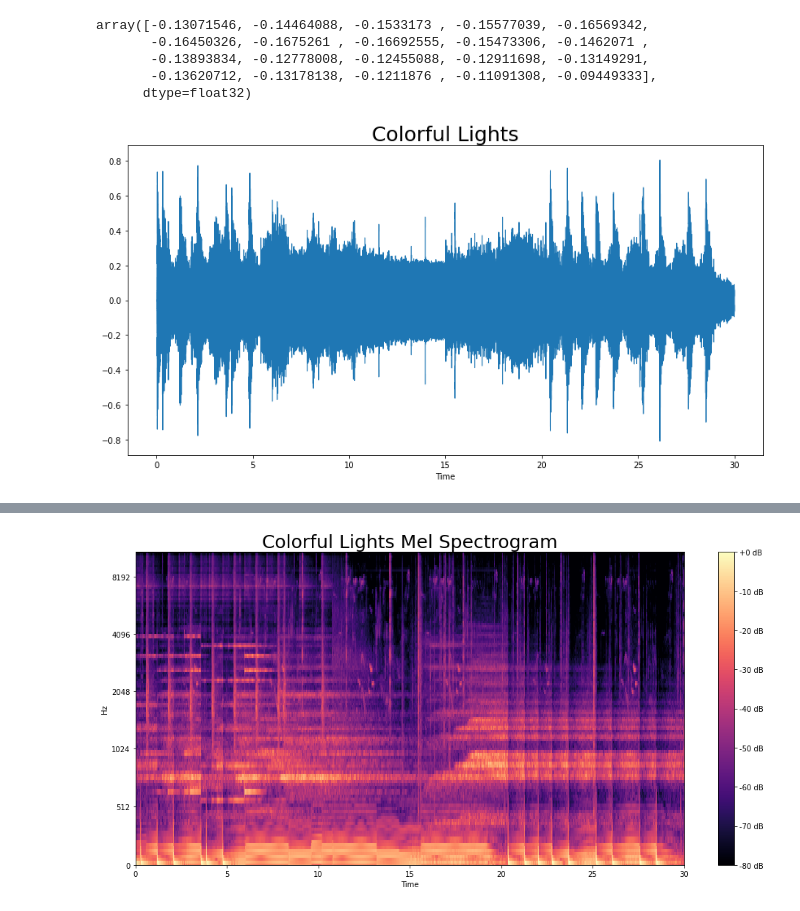
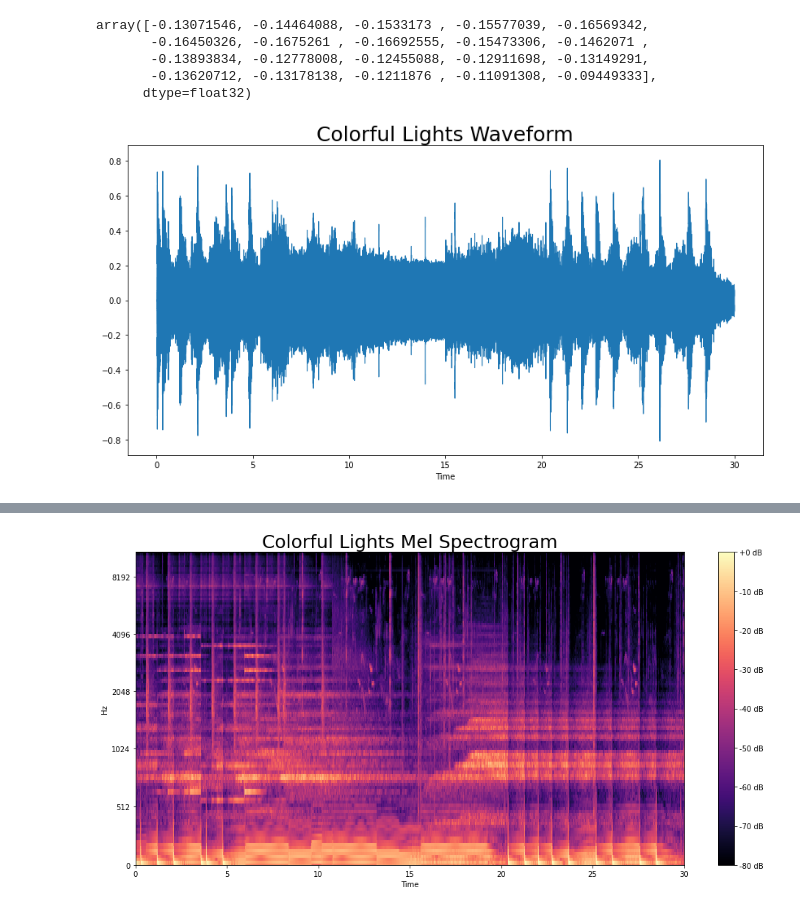
Before and after one commit to Lucas-Courant/predicting_audio_genre, a Jupyter notebook: Code/preliminary_eda.ipynb, the cells around one changed output, grey strips where cells are left out. Saved outputs shown, nothing was run; the diff lists cells and outputs as text; code cells hidden in the pictures.

```diff
--- a/Code/preliminary_eda.ipynb
+++ b/Code/preliminary_eda.ipynb
@@ -638,10 +650,10 @@ array([-0.13071546, -0.14464088, -0.1533173 , -0.15577039, -0.16569342,
 # %%
 fig = plt.figure(figsize = (14, 7))
 librosa.display.waveshow(y)
-plt.title('Colorful Lights', size=25)
+plt.title('Colorful Lights Waveform', size=25)
 plt.savefig('../images/waveform.png');
 # %% [output]
-[figure, old version]
+[figure, new version]
 # %%
 stft = librosa.stft(y, sr)
 # %%
```
Also changed, not shown: parts of 18 cells of this notebook.
